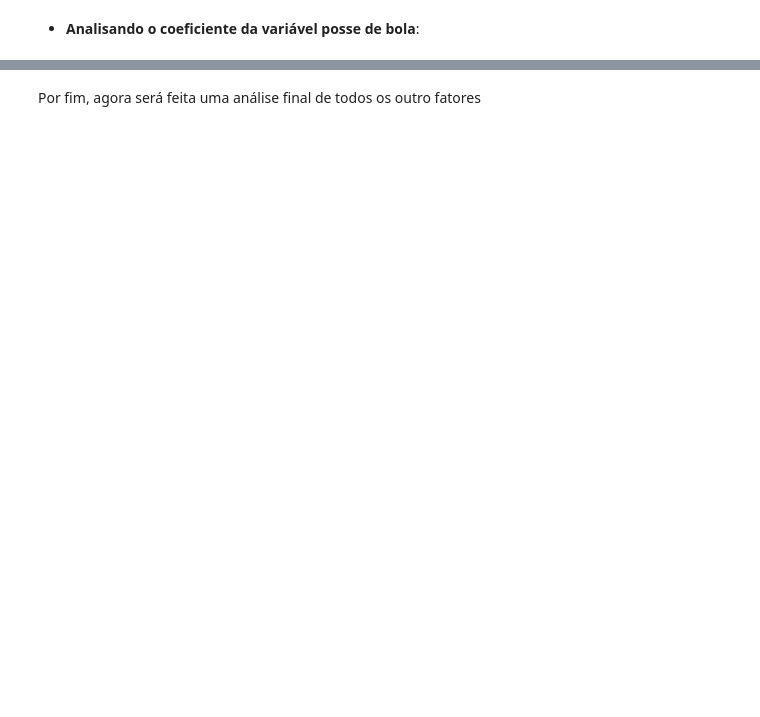
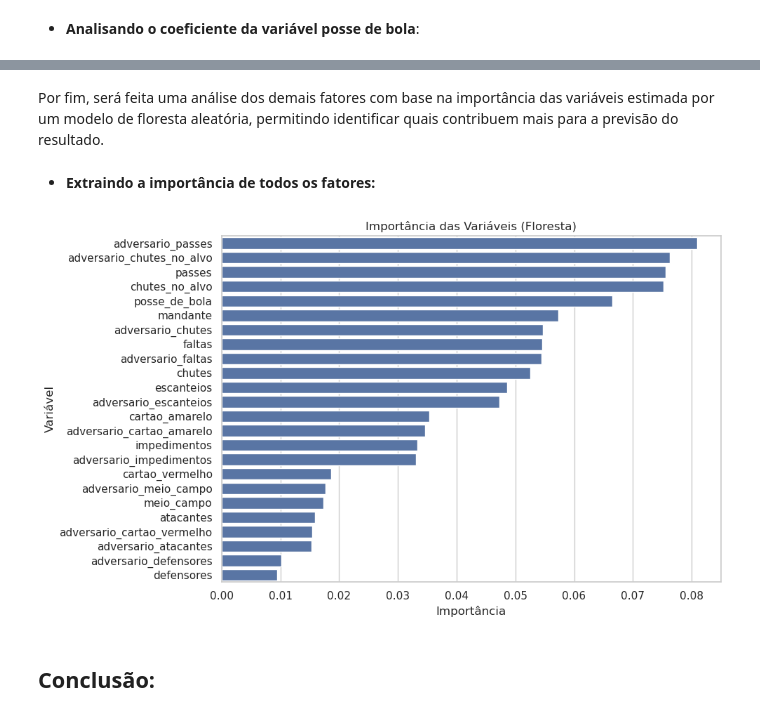
Before and after one commit to lucas-battisti/desafio-tecnico, a Jupyter notebook: notebook.ipynb, the cells around one changed output, grey strips where cells are left out. Drawn from its saved outputs; the diff is of its cells as text; code cells hidden in the pictures; blank space fills up the shorter version.

Commit message:
Finalizado

```diff
--- a/notebook.ipynb
+++ b/notebook.ipynb
@@ -719,2 +716,27 @@ print(np.exp(mandante_coef))
 # %% [markdown]
-Por fim, agora será feita uma análise final de todos os outro fatores
+Por fim, será feita uma análise dos demais fatores com base na importância das variáveis estimada por um modelo de floresta aleatória, permitindo identificar quais contribuem mais para a previsão do resultado.
+# %% [markdown]
+* **Extraindo a importância de todos os fatores:**
+# %%
+# Importâncias das variáveis
+importances = floresta.feature_importances_
+features = X.columns
+
+# Cria DataFrame com as importâncias
+importancia_df = pd.DataFrame({
+    'variavel': features,
+    'importancia': importances
+}).sort_values(by='importancia', ascending=False)
+
+# Visualiza TODAS as mais importantes
+plt.figure(figsize=(10, 6))
+sns.barplot(x='importancia', y='variavel', data=importancia_df)
+plt.title('Importância das Variáveis (Floresta)')
+plt.xlabel('Importância')
+plt.ylabel('Variável')
+plt.tight_layout()
+plt.show()
+# %% [output]
+[figure, added]
+# %% [markdown]
+## Conclusão:
```
Also changed, not shown: parts of 20 cells of this notebook.
